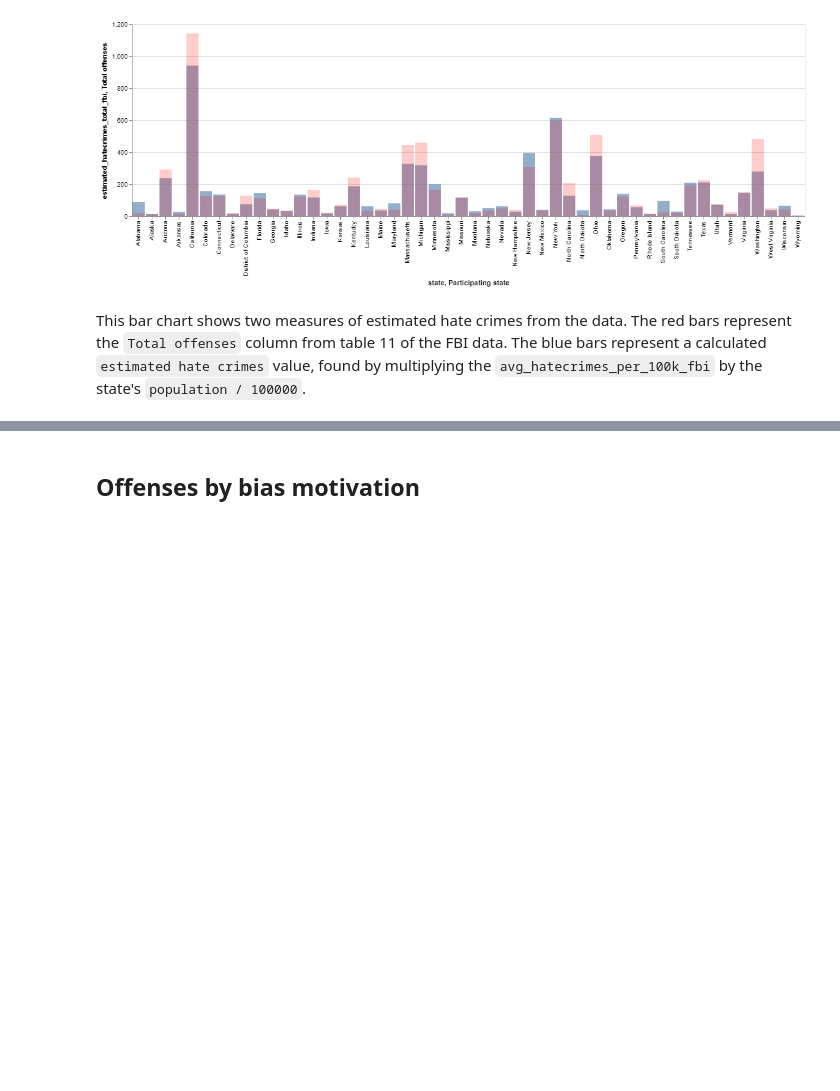
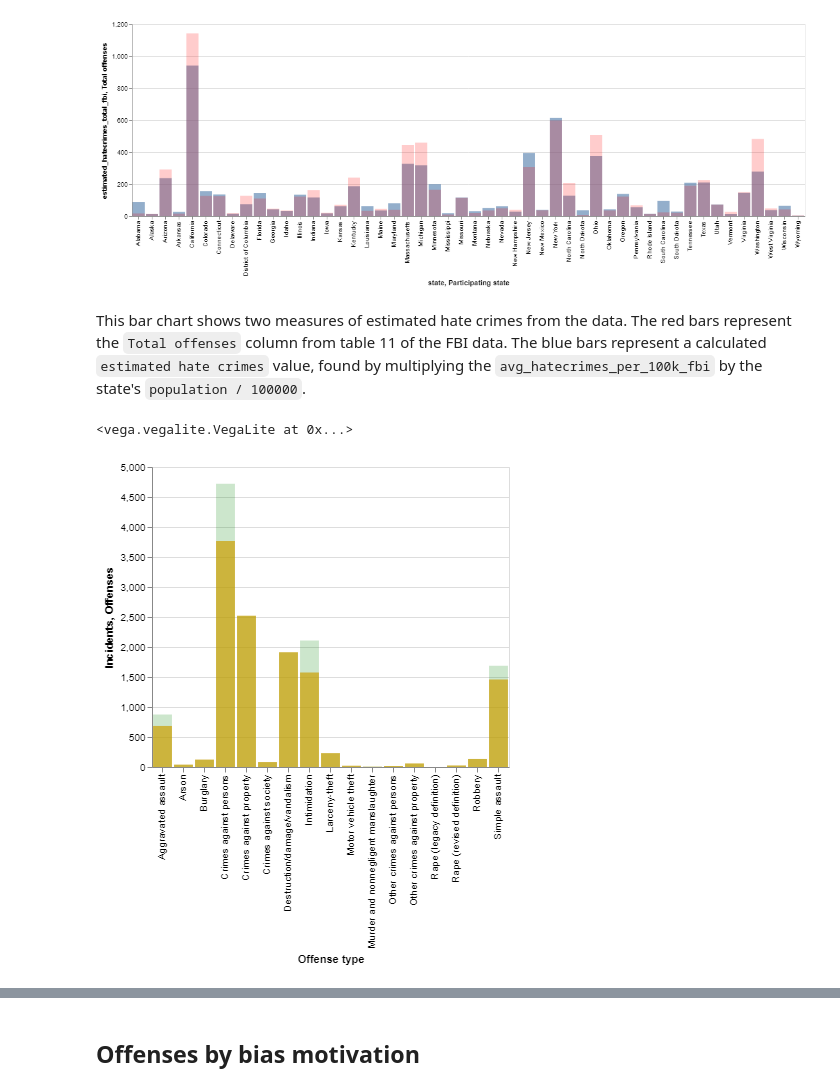
Before and after one commit to caseyahlan/hatecrimes-finalproject, a Jupyter notebook: analysis.ipynb, the cells around one changed output, grey strips where cells are left out. Drawn from its saved outputs; the diff is of its cells as text; code cells hidden in the pictures; blank space fills up the shorter version.

Commit message:
new graphs

```diff
--- a/analysis.ipynb
+++ b/analysis.ipynb
@@ -83,3 +83,13 @@ estimated + offenses
 [figure]
 # %% [markdown]
 This bar chart shows two measures of estimated hate crimes from the data. The red bars represent the `Total offenses` column from table 11 of the FBI data. The blue bars represent a calculated `estimated hate crimes` value, found by multiplying the `avg_hatecrimes_per_100k_fbi` by the state's `population / 100000`.
+# %%
+off_by_off_type
+
+incidents = alt.Chart(off_by_off_type[:17]).mark_bar(opacity = 0.7, color = 'orange').encode(x = 'Offense type', y = 'Incidents:Q')
+offenses = alt.Chart(off_by_off_type[:17]).mark_bar(opacity = 0.2, color = "green").encode(x = 'Offense type', y = 'Offenses:Q')
+
+incidents + offenses
+# %% [output]
+<vega.vegalite.VegaLite at 0x...>
+[figure, added]
```
Also changed, not shown: parts of 1 cell of this notebook.
